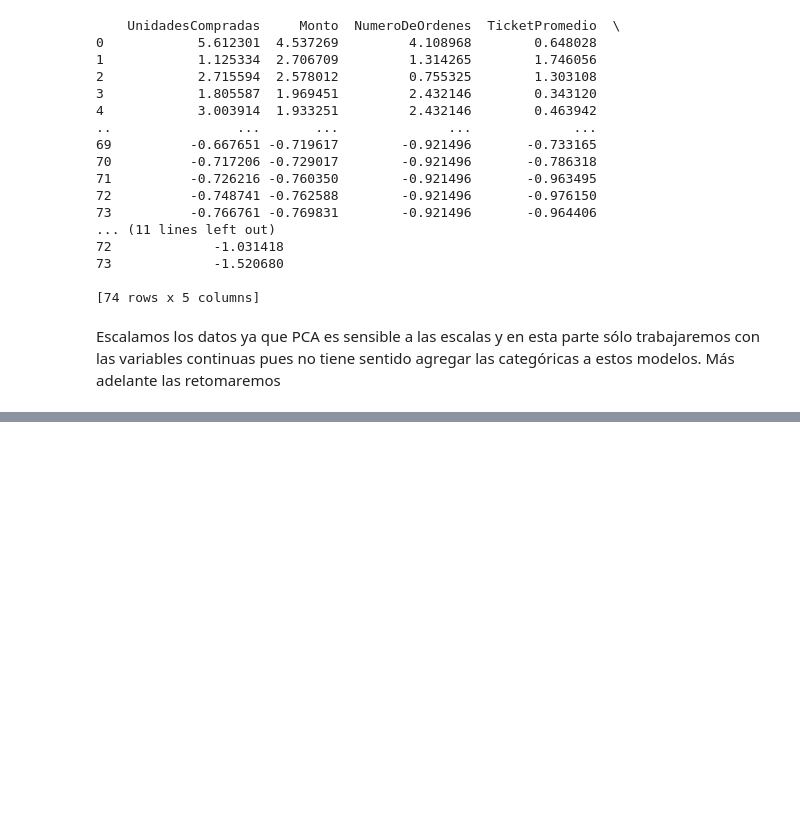
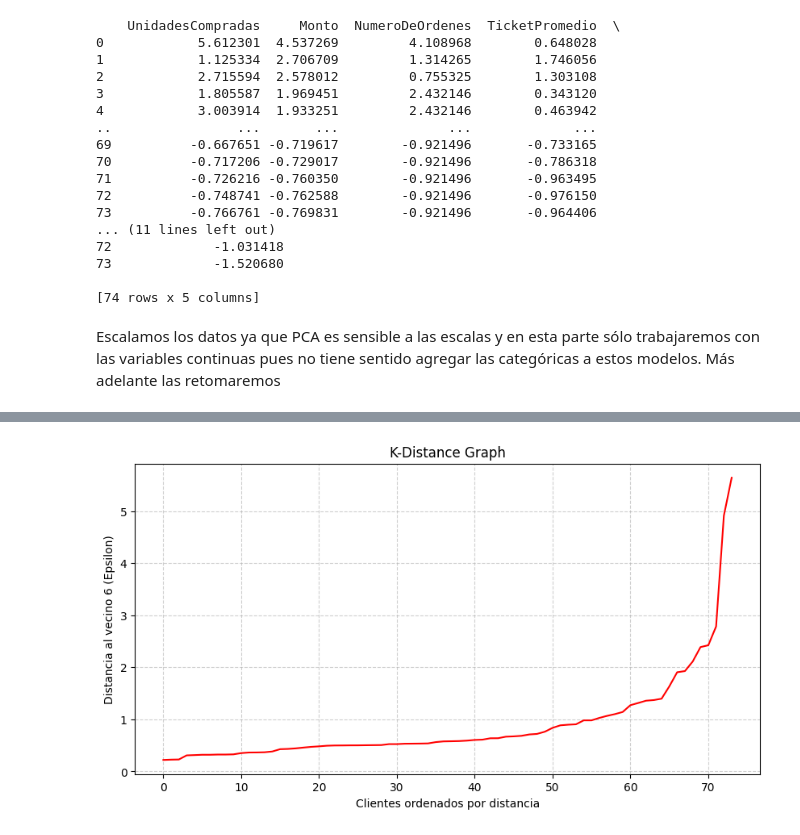
Before and after one commit to arieldatascientist/Northwind_end-to-end-ventas-forecasting-and-segmentation, a Jupyter notebook: notebooks/Clustering_Northwind_clientes.ipynb, the cells around one changed output, grey strips where cells are left out. Saved outputs shown, nothing was run; the diff lists cells and outputs as text; code cells hidden in the pictures; blank space fills up the shorter version.

Commit message:
Se agregaron conclusiones de PCA, visualización de los componentes y se encontró una posible epsilon para DBSCAN

```diff
--- a/notebooks/Clustering_Northwind_clientes.ipynb
+++ b/notebooks/Clustering_Northwind_clientes.ipynb
@@ -120,12 +122,12 @@ Escalamos los datos ya que PCA es sensible a las escalas y en esta parte sólo t
 mlflow.set_tracking_uri("sqlite:///../mlflow.db")
 mlflow.set_experiment("PCA clientes Northwind")
 
-with mlflow.start_run(run_name="PCA 2 Componentes"):
+with mlflow.start_run(run_name="PCA 3 Componentes"):
 
-    mlflow.log_param("n_components", 2)
+    mlflow.log_param("n_components", 3)
 
-    pca_model = PCA(n_components=2)
-    pca_model.fit_transform(df_scaled)
+    pca_model = PCA(n_components=3)
+    x_pca = pca_model.fit_transform(df_scaled)
 
     varianza_total = pca_model.explained_variance_ratio_.sum()
 
@@ -143,0 +147,9 @@ with mlflow.start_run(run_name="PCA 2 Componentes"):
+# %%
+df_pca = pd.DataFrame(x_pca, columns=["PC1", "PC2", "PC3"], index=dataset.index)
+
+fig = px.scatter_3d(df_pca, x='PC1', y='PC2', z='PC3', title='Mapa 3D de Clientes Northwind (PCA)', opacity=0.7,
+    template='plotly_dark', width=800, height=600)
+
+fig.update_traces(marker=dict(size=4))
+
+fig.show()
@@ -143,0 +158,16 @@ with mlflow.start_run(run_name="PCA 2 Componentes"):
+# %%
+neighbors = NearestNeighbors(n_neighbors=6)
+model_nbrs = neighbors.fit(df_pca)
+
+distances, indices = model_nbrs.kneighbors(df_pca)
+distancias_ordenadas = np.sort(distances[:, 6-1])
+
+plt.figure(figsize=(10, 5))
+plt.plot(distancias_ordenadas, color='red')
+plt.title("K-Distance Graph")
+plt.xlabel("Clientes ordenados por distancia")
+plt.ylabel("Distancia al vecino 6 (Epsilon)")
+plt.grid(True, linestyle='--', alpha=0.6)
+plt.show()
+# %% [output]
+[figure, added]
```
Also changed, not shown: parts of 5 cells of this notebook.
